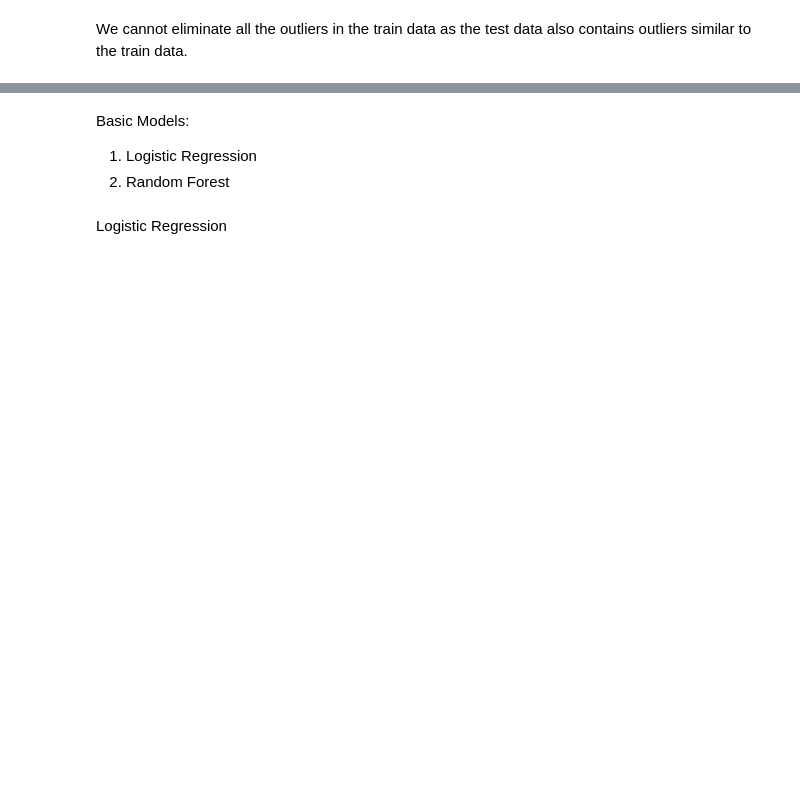
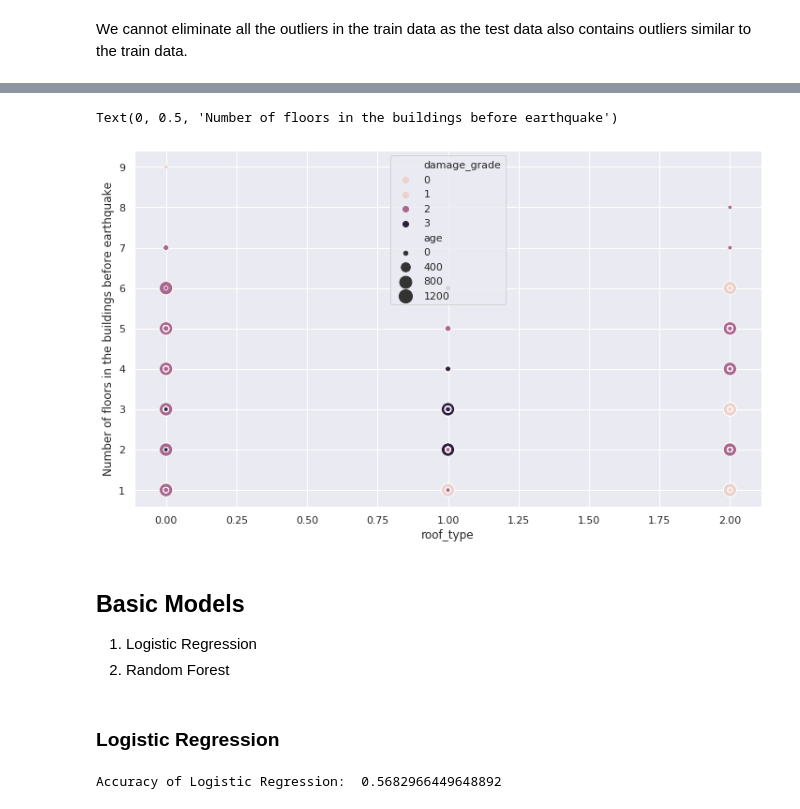
Before and after one commit to aishwarya-1/data_analytics_project, a Jupyter notebook: basic_analysis_EDA.ipynb, the cells around one changed output, grey strips where cells are left out. Saved outputs shown, nothing was run; the diff lists cells and outputs as text; code cells hidden in the pictures; blank space fills up the shorter version.

```diff
--- a/basic_analysis_EDA.ipynb
+++ b/basic_analysis_EDA.ipynb
@@ -204,0 +366,6 @@ plt.show()
+# %%
+sns.scatterplot(x = "roof_type", y = "count_floors_pre_eq", data = df_merged, hue = "damage_grade", size = "age", sizes=(20, 200))
+plt.ylabel("Number of floors in the buildings before earthquake")
+# %% [output]
+Text(0, 0.5, 'Number of floors in the buildings before earthquake')
+[figure, added]
@@ -212,5 +379,5 @@ plt.show()
 # %% [markdown]
-Basic Models:
+## Basic Models
 1. Logistic Regression
 2. Random Forest
 # %%
@@ -231,5 +397,3 @@ def print_confusion_matrix(y_train, y_pred):
     ax = sns.heatmap(df_cm, cmap="Blues", annot=True,annot_kws={"size": 16})# font size
     ax.get_ylim()
     ax.set_ylim(3.0, 0)
-# %% [markdown]
-Logistic Regression
@@ -243 +400,13 @@ clf.score(X_test, y_test)
+# %% [markdown]
+### Logistic Regression
+# %%
+# Logistic Regression Model
+# Training the model using training sets and using it to make predictions
+clf = LogisticRegression(random_state=1, solver='lbfgs', multi_class='multinomial').fit(X_train, y_train)
+y_pred = clf.predict(X_test)
+
+# Model Accuracy
+print("Accuracy of Logistic Regression: ",clf.score(X_test, y_test))
+# %% [output]
+Accuracy of Logistic Regression:  0.5682966449648892
 # %%
```
Also changed, not shown: parts of 51 cells of this notebook.
